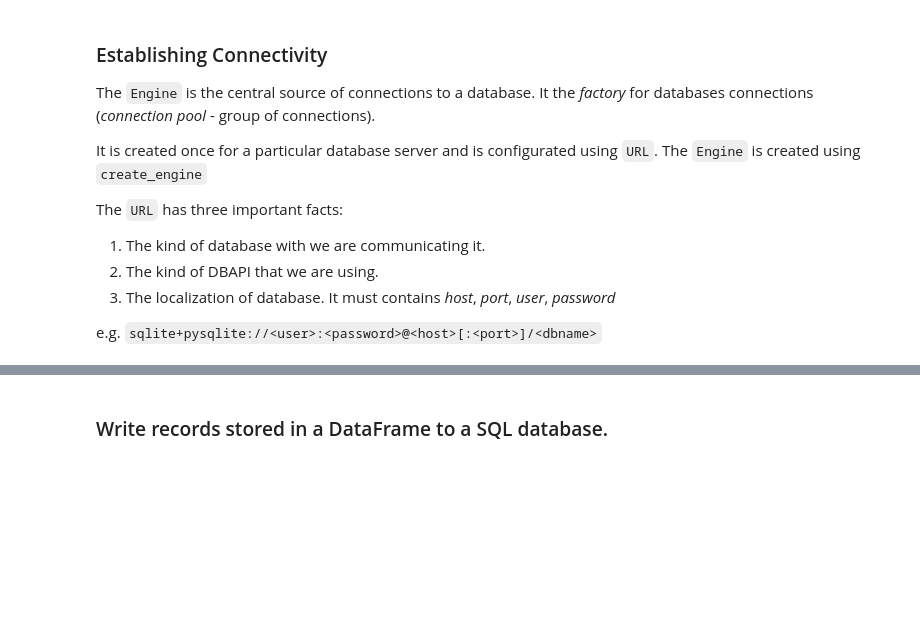
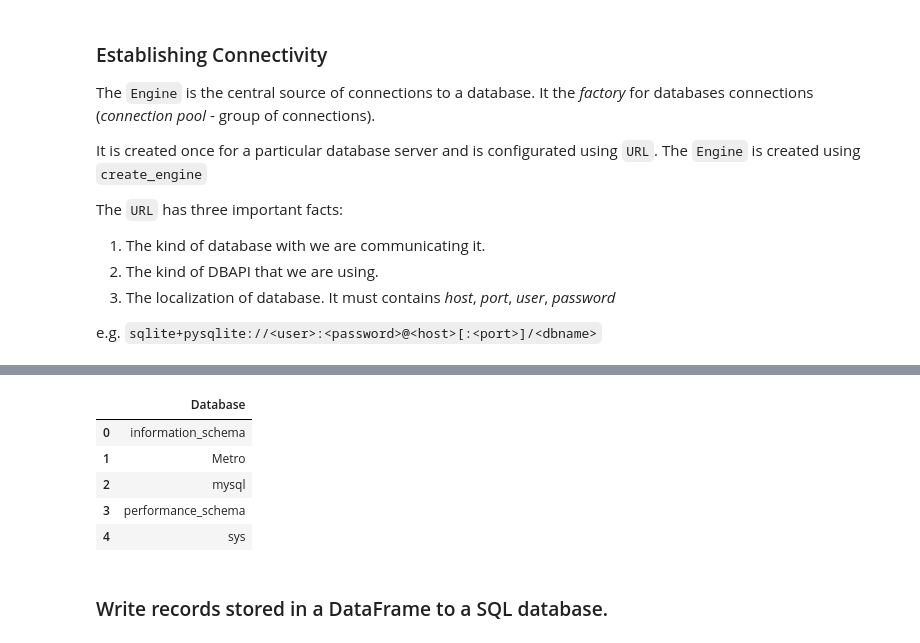
Before and after one commit to dante-cmd/Sql_course, a Jupyter notebook: 0_sql_course.ipynb, the cells around one changed output, grey strips where cells are left out. Drawn from its saved outputs; the diff is of its cells as text; code cells hidden in the pictures; blank space fills up the shorter version.

```diff
--- a/0_sql_course.ipynb
+++ b/0_sql_course.ipynb
@@ -2208,0 +2279,17 @@ Fetch can be used once, the next time the result will be an empty list
+# %%
+url_mssql = URL.create(
+    "mssql+pymssql",
+    username="sa",
+    password="yourStrong(!)Password",
+    host="127.0.0.1",
+    port=1433,
+)
+engine = create_engine(url_mssql, pool_size=20)
+
+# Engine uses Lazy Connecting (only try to connect to databaset when it is used)
+with engine.connect() as conn:
+    result = conn.execute(text("SELECT * FROM sys.databases"))
+    # Fetch can be used once, the next time the result will be an empty list
+    databases = result.fetchall()
+    for db in databases:
+        print("Database:",db[0])
@@ -2209,3 +2311,14 @@ Fetch can be used once, the next time the result will be an empty list
+# %%
+df = pd.read_sql("SHOW DATABASES;",engine)
+# %%
+df
+# %% [output]
+|  | Database |
+| 0 | information_schema |
+| 1 | Metro |
+| 2 | mysql |
+| 3 | performance_schema |
+| 4 | sys |
 # %% [markdown]
 ### Write records stored in a DataFrame to a SQL database.
 # %% [markdown]
```
Also changed, not shown: parts of 44 cells of this notebook, 2 other files.
